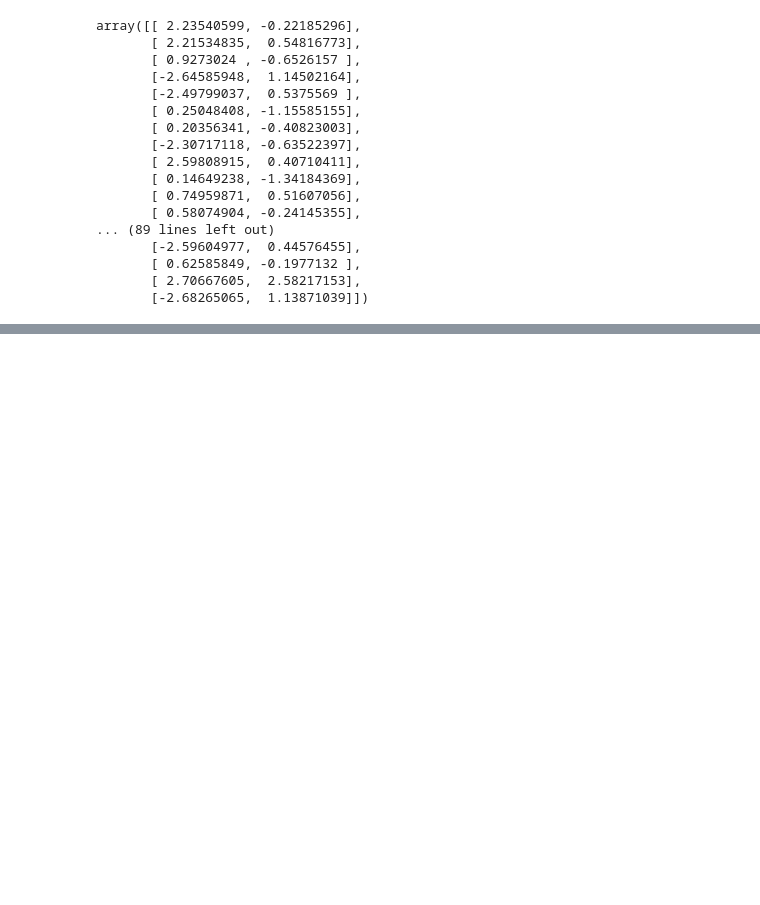
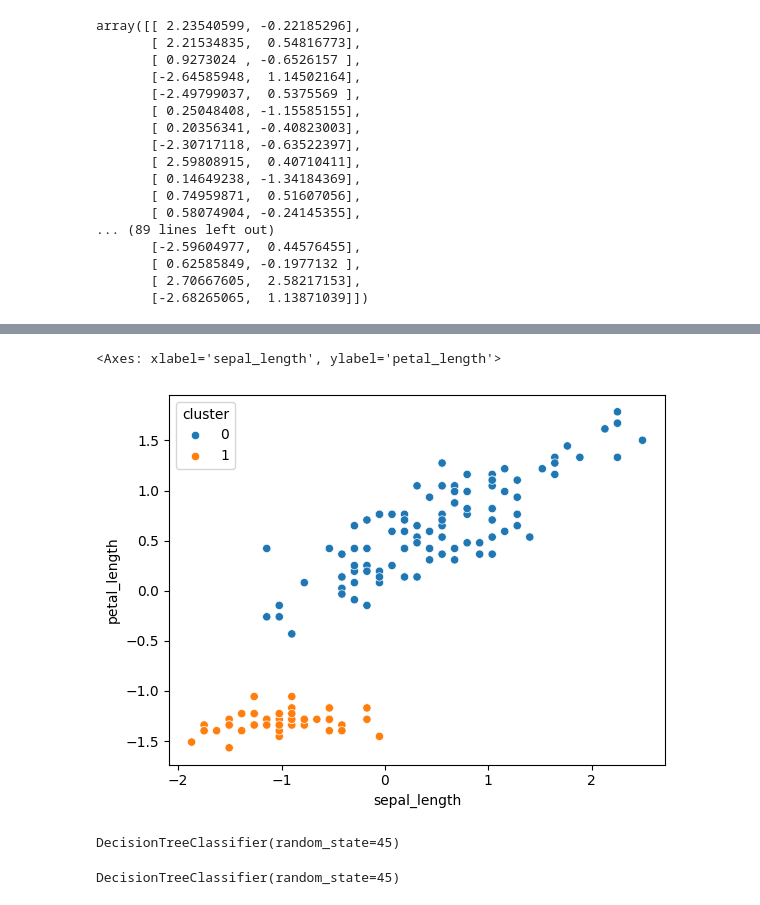
Before and after one commit to Avinash174/DataScience, a Jupyter notebook: personal_practice/ml_pr2.ipynb, the cells around one changed output, grey strips where cells are left out. Cells and saved outputs as stored; diff of their text form; code cells hidden in the pictures; blank space fills up the shorter version.

```diff
--- a/personal_practice/ml_pr2.ipynb
+++ b/personal_practice/ml_pr2.ipynb
@@ -348,0 +417,5 @@ array([[ 2.23540599, -0.22185296],
+# %%
+sns.scatterplot(x=df_sc['sepal_length'],y=df_sc['petal_length'],hue=df_sc['cluster'])
+# %% [output]
+<Axes: xlabel='sepal_length', ylabel='petal_length'>
+[figure, added]
@@ -348,0 +427,12 @@ array([[ 2.23540599, -0.22185296],
+# %%
+from sklearn.tree import DecisionTreeClassifier
+dt=DecisionTreeClassifier(random_state=45)
+dt.fit(xtrain,ytrain)
+# %% [output]
+DecisionTreeClassifier(random_state=45)
+# %%
+from sklearn.tree import DecisionTreeClassifier
+dt=DecisionTreeClassifier(random_state=45)
+dt.fit(xtrain,ytrain)
+# %% [output]
+DecisionTreeClassifier(random_state=45)
```
Also changed, not shown: parts of 15 cells of this notebook, 1 other file.
